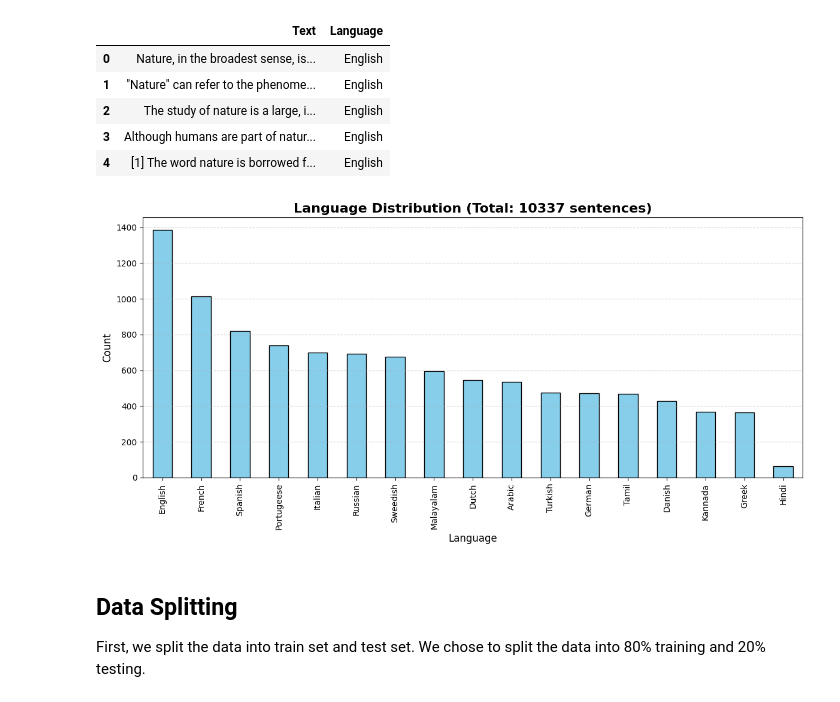
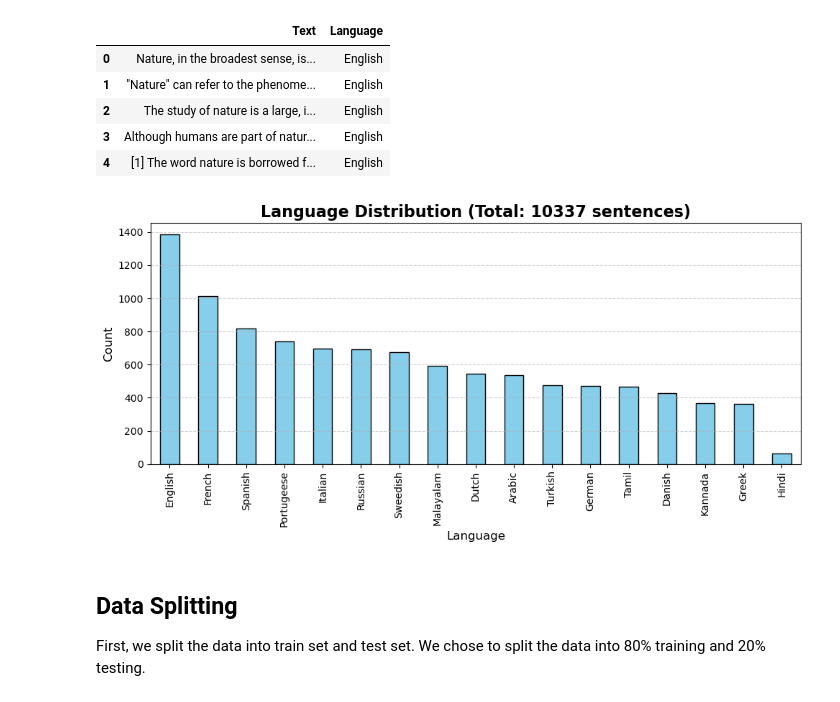
Before and after one commit to Almoger/Language-Detection-ML, a Jupyter notebook: language_detection_knn.ipynb, the cells around one changed output. Saved outputs shown, nothing was run; the diff lists cells and outputs as text; code cells hidden in the pictures.

```diff
--- a/language_detection_knn.ipynb
+++ b/language_detection_knn.ipynb
@@ -67,20 +68,17 @@ df.head()
 # %%
 language_counts = df[label_col].value_counts().sort_values(ascending=False)
 
-plt.figure(figsize=(12, 6))
+plt.figure(figsize=(10, 5))
 language_counts.plot(kind='bar', color='skyblue', edgecolor='black')
 
-plt.title('Language Distribution (Total: {} sentences)'.format(df.shape[0]), fontsize=16, fontweight='bold')
+plt.title(f'Language Distribution (Total: {df.shape[0]} sentences)', fontsize=16, fontweight='bold')
 plt.xlabel('Language', fontsize=12)
 plt.ylabel('Count', fontsize=12)
-
 plt.grid(axis='y', linestyle='--', alpha=0.6)
-
 plt.tight_layout()
-
 plt.show()
 # %% [output]
-[figure, old version]
+[figure, new version]
 # %% [markdown]
 ## Data Splitting
 
```
Also changed, not shown: parts of 15 cells of this notebook.
